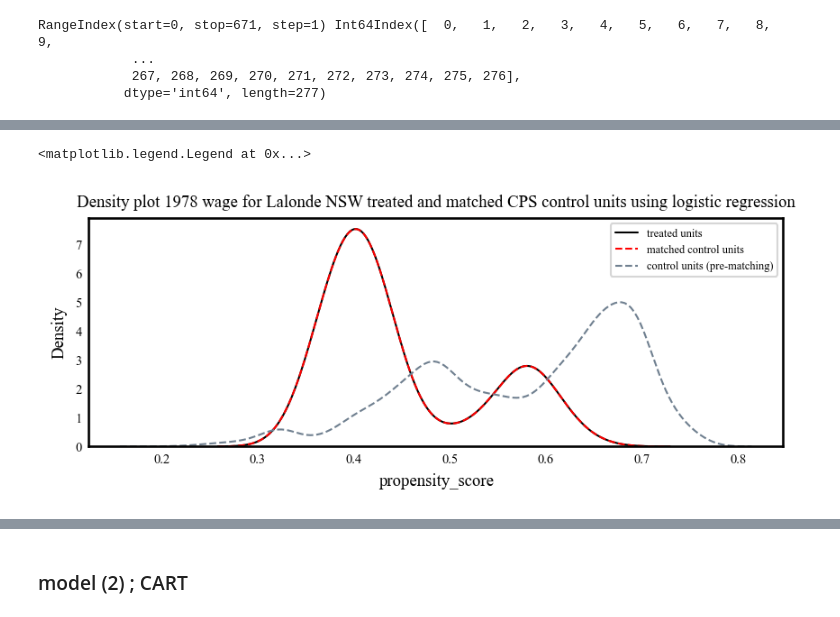
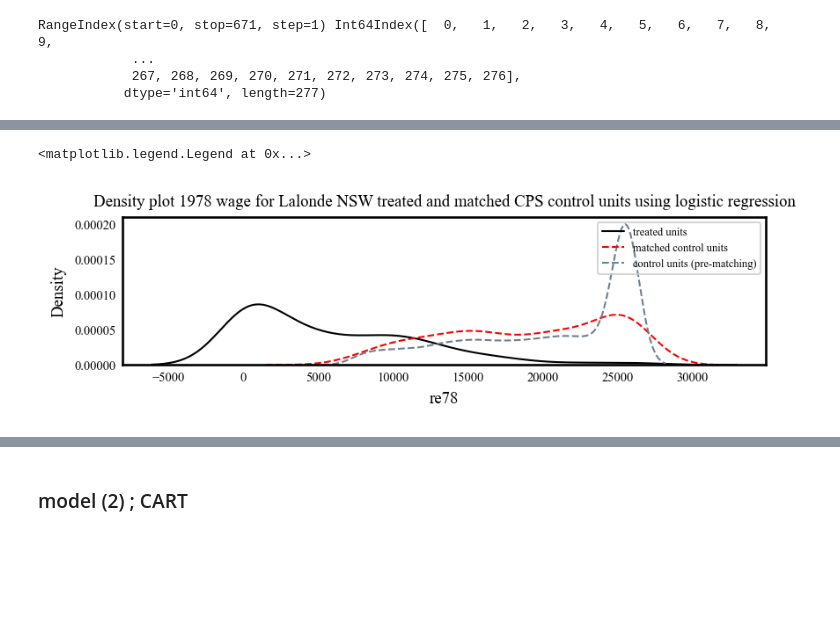
Before and after one commit to MawuliAgamah/ml-propensity-score-matching, a Jupyter notebook: Jupyter notebooks/lalonde.ipynb, the cells around one changed output, grey strips where cells are left out. Saved outputs shown, nothing was run; the diff lists cells and outputs as text; code cells hidden in the pictures; blank space fills up the shorter version.

```diff
--- a/Jupyter notebooks/lalonde.ipynb
+++ b/Jupyter notebooks/lalonde.ipynb
@@ -1163,7 +1062,7 @@ educ_re74   3.942e-06   2.38e-05      0.166      0.869   -4.27e-05    5.06e-05
 ==============================================================================
 # %%
 # function that returns dataset with propensity scores and propensity logits from logistic regression
-def propensity_score_lr(dataset,model):
+def propensity_score_funct(dataset,model):
     # Generate propensity score prediction
     probabilities = model.predict_proba(dataset.drop('treat', axis=1))
     probabilities = pd.DataFrame(probabilities)
@@ -1176,10 +1075,10 @@ def propensity_score_lr(dataset,model):
 # %%
 # Predict propensity scores on NSW , CPS and PSID
 
-nsw_ps_logitmodel = propensity_score_lr(nsw_transformed_features,model1)
+nsw_ps_logitmodel = propensity_score_funct(nsw_transformed_features,model1)
 nsw_treatedUnits_ps_logitmodel = nsw_ps_logitmodel[nsw_ps_logitmodel['treat'] == 1] # drop control units from lalonde dataset
-cps_ps_logitmodel = propensity_score_lr(cps1_transformed_features,model1)
-psid1_ps_logitmodel = propensity_score_lr(psid1_transformed_features,model1)
+cps_ps_logitmodel = propensity_score_funct(cps1_transformed_features,model1)
+psid1_ps_logitmodel = propensity_score_funct(psid1_transformed_features,model1)
 
 # Rejoin the outcome variable to dataframe with estimated propensity scores
 
@@ -1220,27 +1133,27 @@ nsw_psid_ps_pre_matched = pd.concat([nsw_treatedUnits_ps_logitmodel_full,psid_ps
 # %%
 plt.figure()
 plt.rcParams.update({"figure.dpi": 150})
 plt.rcParams.update(bundles.neurips2022())
 plt.rcParams.update(fonts.neurips2022())
 plt.rcParams.update(axes.tick_direction( y="in",x = "in"))
 plt.rcParams.update(axes.color(base="black"))
-plt.rcParams.update(figsizes.neurips2022(nrows=2, ncols=3))
+plt.rcParams.update(figsizes.neurips2022())
 plt.rcParams.update(fontsizes.neurips2022())
 
 plt.grid(color='white', axis='y', linestyle='--', linewidth=1, alpha=1)
 plt.grid(color='white', axis='x')
 
 # Density plots post-matching
-sns.kdeplot(nsw_cps_ps_matched['propensity_score'][nsw_cps_ps_matched['treat']==1],color = 'black',linewidth=1,label = 'treated units')
-sns.kdeplot(nsw_cps_ps_matched['propensity_score'][nsw_cps_ps_matched['treat']==0],color = 'red',linewidth=1,linestyle = 'dashed',label = 'matched control units')
+sns.kdeplot(nsw_cps_ps_matched['re78'][nsw_cps_ps_matched['treat']==1],color = 'black',linewidth=1,label = 'treated units')
+sns.kdeplot(nsw_cps_ps_matched['re78'][nsw_cps_ps_matched['treat']==0],color = 'red',linewidth=1,linestyle = 'dashed',label = 'matched control units')
 # Density plots pre-matching
-sns.kdeplot(nsw_cps_ps_pre_matched['propensity_score'][nsw_cps_ps_pre_matched['treat']==0],color = 'slategrey',linewidth=1,linestyle = 'dashed',label = 'control units (pre-matching)')
+sns.kdeplot(nsw_cps_ps_pre_matched['re78'][nsw_cps_ps_pre_matched['treat']==0],color = 'slategrey',linewidth=1,linestyle = 'dashed',label = 'control units (pre-matching)')
 
 plt.title('Density plot 1978 wage for Lalonde NSW treated and matched CPS control units using logistic regression')
 plt.legend(fontsize=6,loc = 1)
 # %% [output]
 <matplotlib.legend.Legend at 0x...>
-[figure, old version]
+[figure, new version]
 # %%
 plt.figure()
 plt.rcParams.update({"figure.dpi": 150})
```
Also changed, not shown: parts of 33 cells of this notebook, 3 other files.
